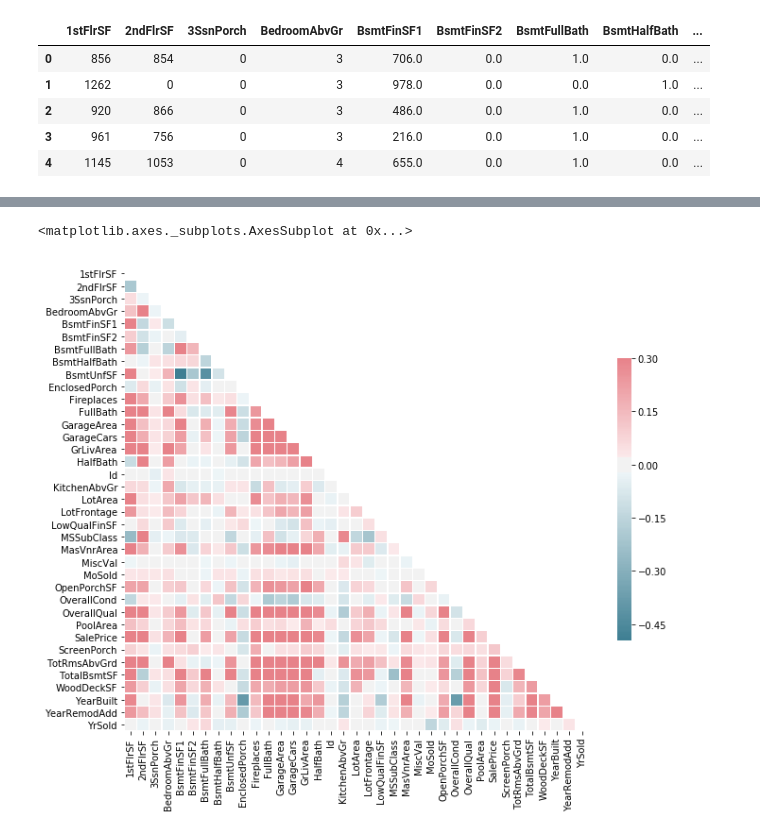
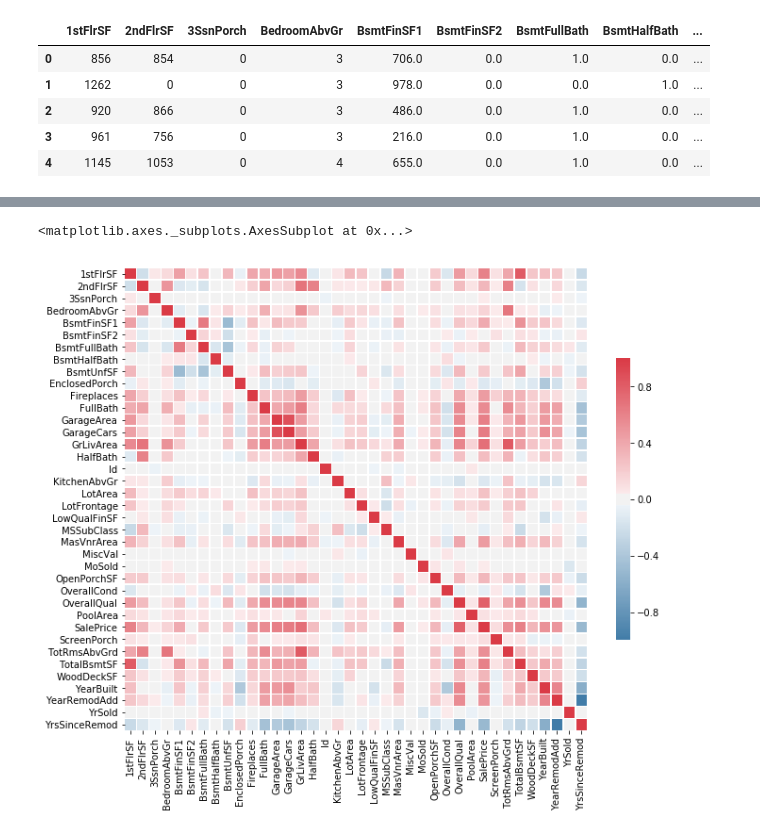
Before and after one commit to mariocg86/real_estate_prices, a Jupyter notebook: House_Prices_Project.ipynb, the cells around one changed output, grey strips where cells are left out. Saved outputs shown, nothing was run; the diff lists cells and outputs as text; code cells hidden in the pictures.

```diff
--- a/House_Prices_Project.ipynb
+++ b/House_Prices_Project.ipynb
@@ -119,3 +96,7 @@ dtype: int64
+# %%
+# Define custom variables
+
+df['YrsSinceRemod'] = df['YrSold'] - df['YearRemodAdd']
 # %%
 #Re-splitting train and test sets
 
@@ -146,24 +127,24 @@ num_set.describe(include='all')
 | 75% | 1391.250000 | 728.000000 | 0.000000 | 3.000000 | 712.250000 | 0.000000 | 1.000000 | 0.000000 | ... |
 | max | 4692.000000 | 2065.000000 | 508.000000 | 8.000000 | 5644.000000 | 1474.000000 | 3.000000 | 2.000000 | ... |
 # %%
-corr = num_set.corr()
+corr = train.corr()
 
-# Generate a mask for the upper triangle
-mask = np.zeros_like(corr, dtype=np.bool)
-mask[np.triu_indices_from(mask)] = True
+# # Generate a mask for the upper triangle
+# mask = np.zeros_like(corr, dtype=np.bool)
+# mask[np.triu_indices_from(mask)] = True
 
 # Set up the matplotlib figure
 f, ax = plt.subplots(figsize=(11,11))
 
 # Generate a custom diverging colormap
-cmap = sns.diverging_palette(220, 10, as_cmap=True)
+cmap = sns.diverging_palette(240, 10, as_cmap=True)
 
 # Draw the heatmap with the mask and correct aspect ratio
-sns.heatmap(corr, mask=mask, cmap=cmap, vmax=.3, center=0,
+sns.heatmap(corr, mask=mask, cmap=cmap, center=0,
             square=True, linewidths=.5, cbar_kws={"shrink": .5})
 # %% [output]
 <matplotlib.axes._subplots.AxesSubplot at 0x...>
-[figure, old version]
+[figure, new version]
 # %%
 corr = num_set.corr()
 corr.style.background_gradient(cmap='coolwarm')
```
Also changed, not shown: parts of 3 cells of this notebook.
